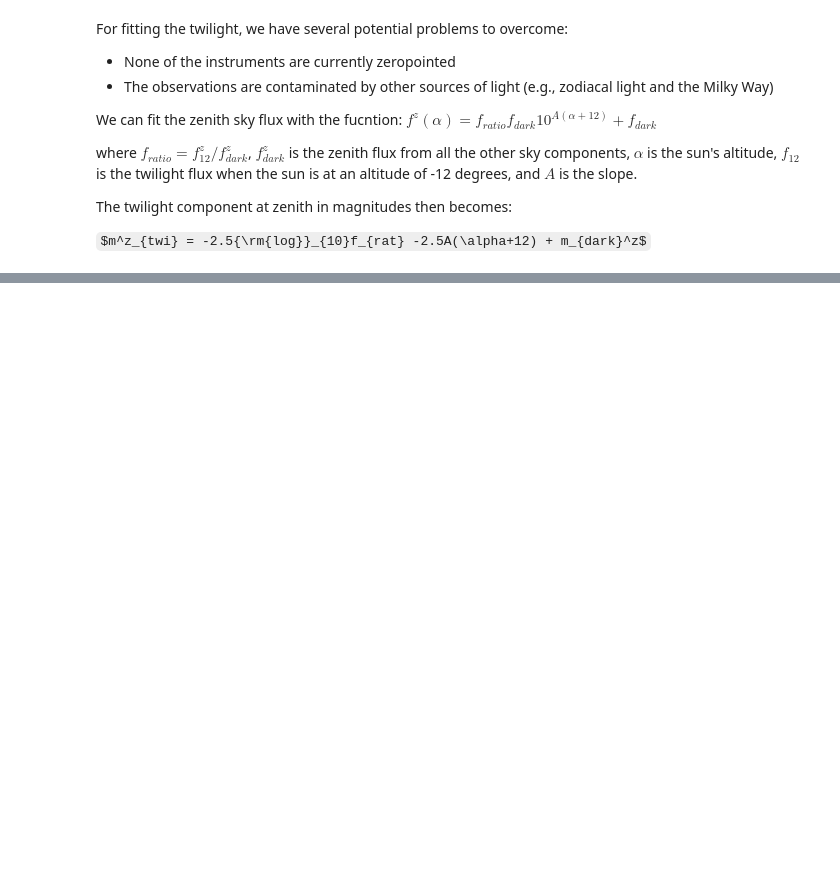
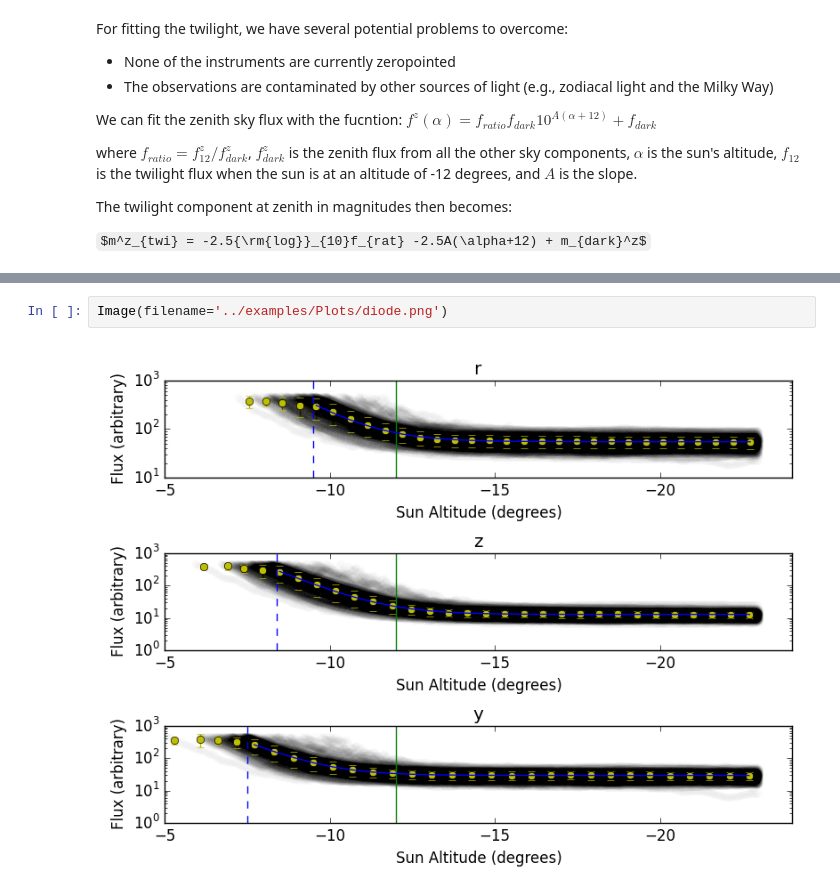
Before and after one commit to lsst-sims/legacy_sims_skybrightness, a Jupyter notebook: doc/TwilightFitting.ipynb, the cells around one changed output, grey strips where cells are left out. Cells and saved outputs as stored; diff of their text form; some formulas as TeX source; blank space fills up the shorter version.

```diff
--- a/doc/TwilightFitting.ipynb
+++ b/doc/TwilightFitting.ipynb
@@ -27,0 +49,4 @@ This model is a fit to the median conditions. In theory, a real time sky monitor
+# %%
+Image(filename='../examples/Plots/diode.png')
+# %% [output]
+[figure, added]
```
Also changed, not shown: parts of 6 cells of this notebook, 4 other files.
